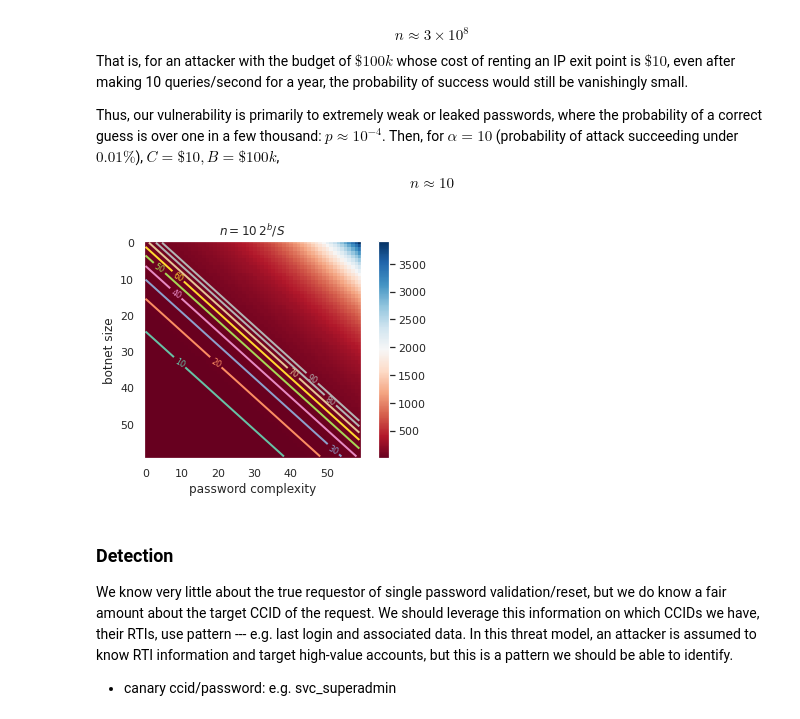
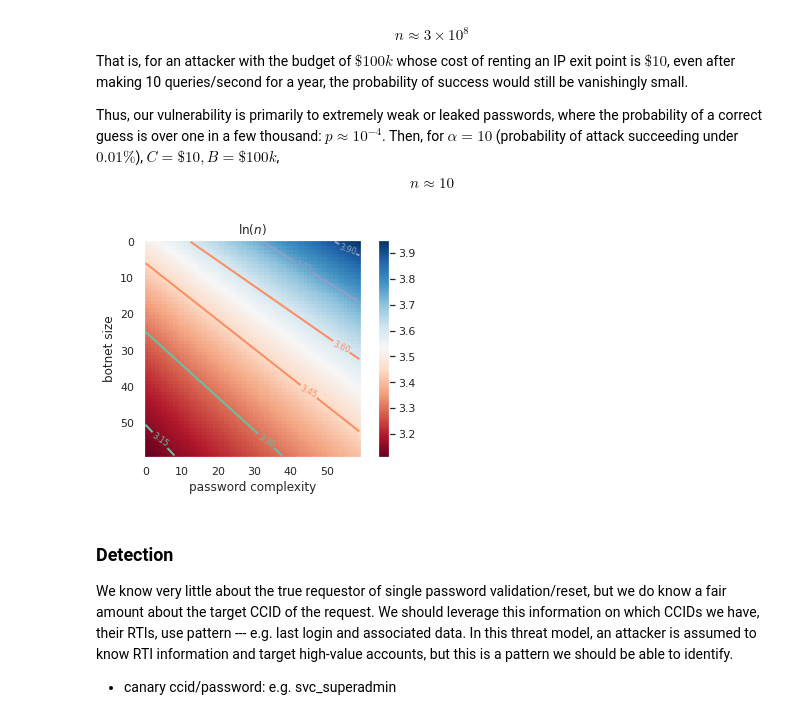
Before and after one commit to leveche/iapp-dict-attacks, a Jupyter notebook: project.ipynb, the cells around one changed output. Drawn from its saved outputs; the diff is of its cells as text; code cells hidden in the pictures.

Commit message:
log-scale for heatmap for n(b,S)

```diff
--- a/project.ipynb
+++ b/project.ipynb
@@ -23,34 +23,35 @@ import seaborn as sns
 # %%
 from numpy import exp,arange
 from pylab import meshgrid,cm,imshow,contour,clabel,colorbar,axis,title,show
+import math as m
 
 alpha = 10
 def n(b,S):
- return alpha * 2**b / 10**S
+ return m.log(alpha) + (b/S)*m.log(2)/m.log(10)
 
 x = arange(16, 22, (22-16)/60)
 y = arange(4, 6, (6-4)/60)
 X,Y = meshgrid(x, y)
 Z = n(X, Y)
 
 im = imshow(Z,cmap=cm.RdBu)
 cset = contour(  Z
-               , arange(10, 100, 10)
+               , arange(3, 6, (6-3)/20)
                , linewidths = 2
                , cmap = cm.Set2)
 clabel( cset
        , inline = True
-       , fmt = '%1.0f'
+       , fmt = '%1.2f'
        , fontsize = 8)
 
 colorbar(im)
-title('$n=10\, 2^b/S$')
+title('$\ln(n)$')
 plt.ylabel('botnet size')
 plt.xlabel('password complexity')
 
 show()
 # %% [output]
-[figure, old version]
+[figure, new version]
 # %% [markdown]
 ### Detection
 We know very little about the true requestor of single password validation/reset, but we do know a fair amount about the target CCID of the request. We should leverage this information on which CCIDs we have, their RTIs, use pattern --- e.g. last login and associated data. In this threat model, an attacker is assumed to know RTI information and target high-value accounts, but this is a pattern we should be able to identify.
```
Also changed, not shown: parts of 1 cell of this notebook.
